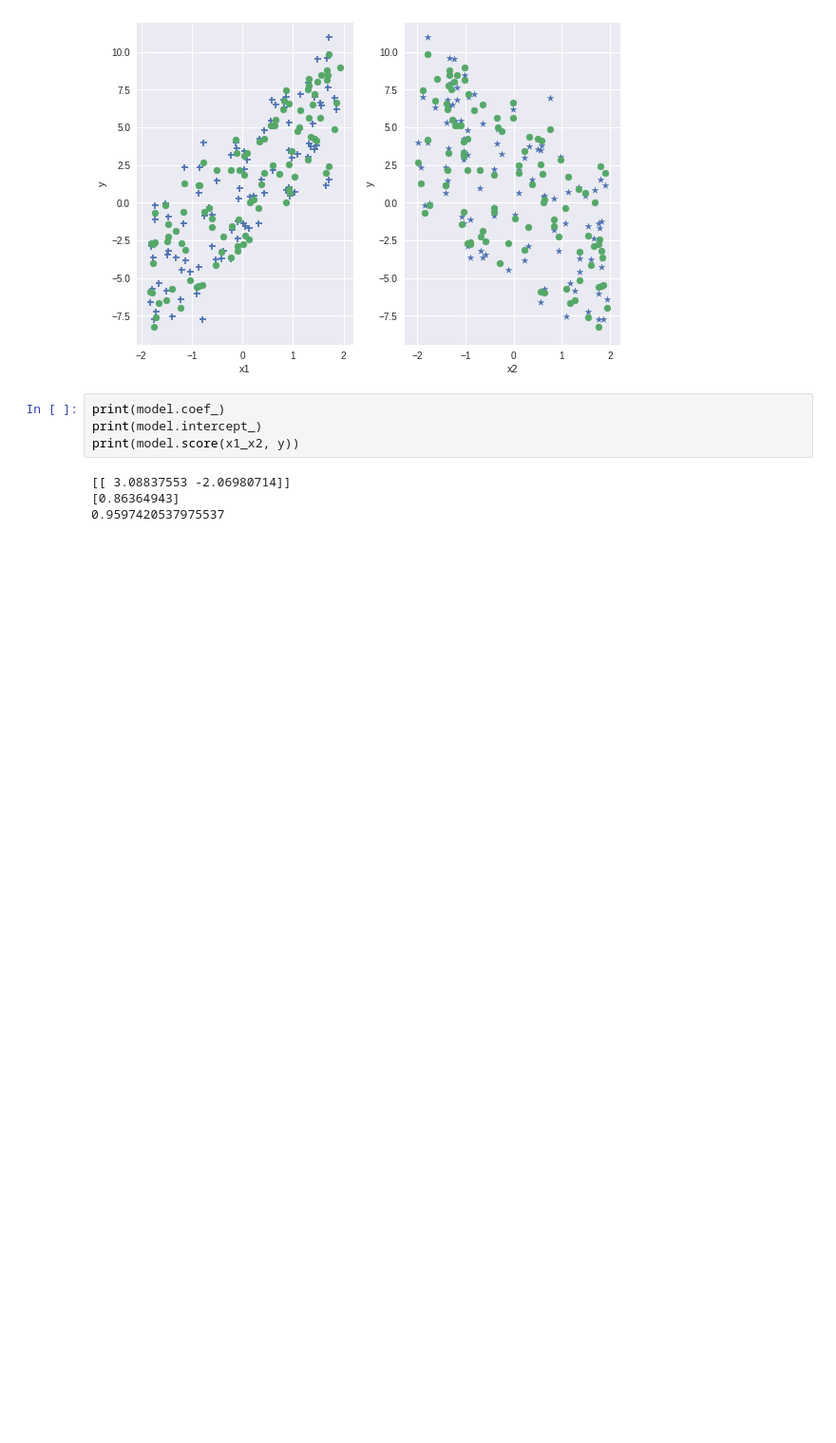
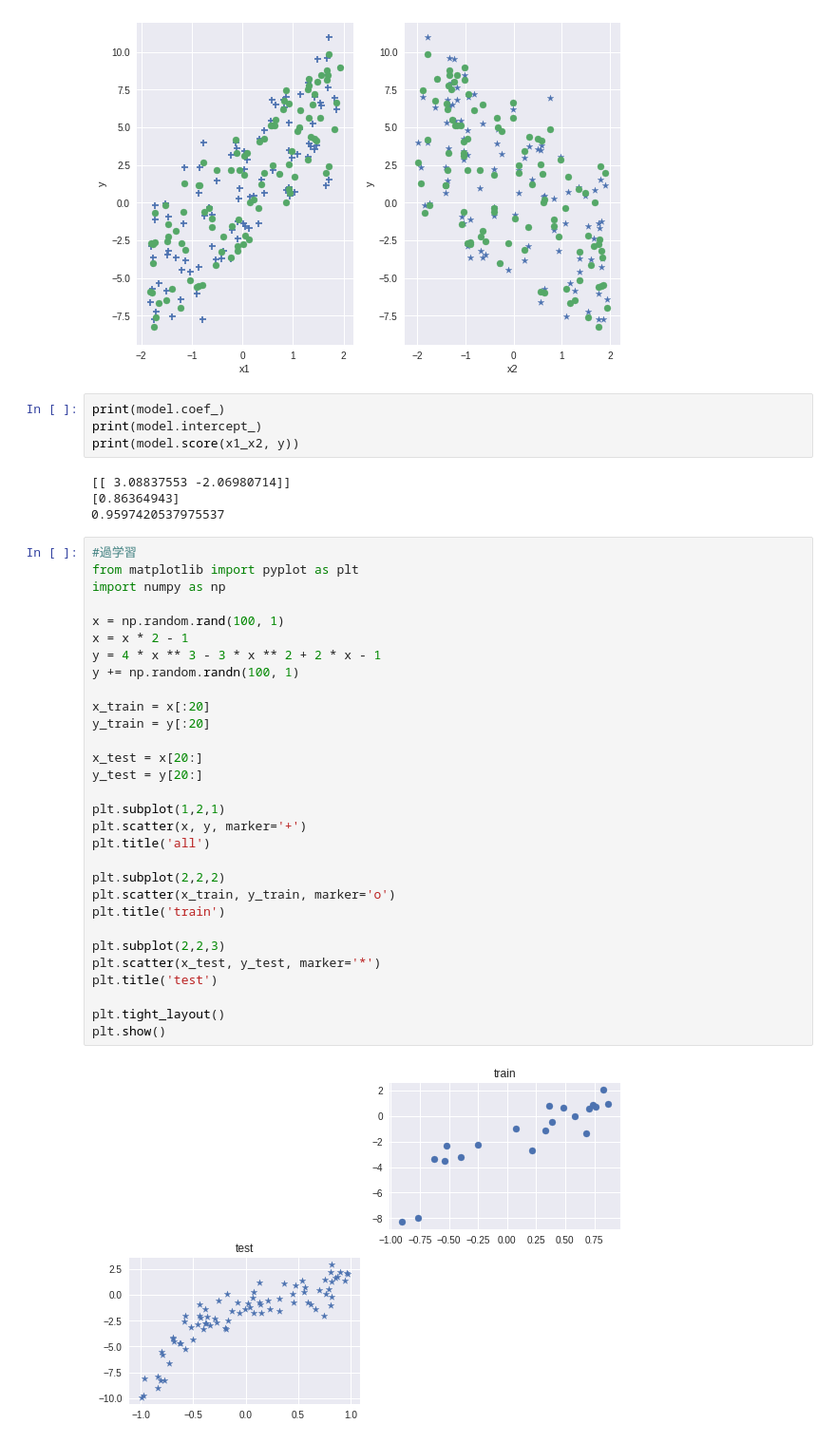
Before and after one commit to kintarou/django-starter, a Jupyter notebook: regression.ipynb, the cells around one changed output. Shown: that part at 95% size. Cells and saved outputs as stored; diff of their text form; blank space fills up the shorter version.

```diff
--- a/regression.ipynb
+++ b/regression.ipynb
@@ -141,3 +141,35 @@ print(model.score(x1_x2, y))
 [[ 3.08837553 -2.06980714]]
 [0.86364943]
 0.9597420537975537
+# %%
+#過学習
+from matplotlib import pyplot as plt
+import numpy as np
+
+x = np.random.rand(100, 1)
+x = x * 2 - 1
+y = 4 * x ** 3 - 3 * x ** 2 + 2 * x - 1
+y += np.random.randn(100, 1)
+
+x_train = x[:20]
+y_train = y[:20]
+
+x_test = x[20:]
+y_test = y[20:]
+
+plt.subplot(1,2,1)
+plt.scatter(x, y, marker='+')
+plt.title('all')
+
+plt.subplot(2,2,2)
+plt.scatter(x_train, y_train, marker='o')
+plt.title('train')
+
+plt.subplot(2,2,3)
+plt.scatter(x_test, y_test, marker='*')
+plt.title('test')
+
+plt.tight_layout()
+plt.show()
+# %% [output]
+[figure, added]
```
Also changed, not shown: parts of 4 cells of this notebook.
